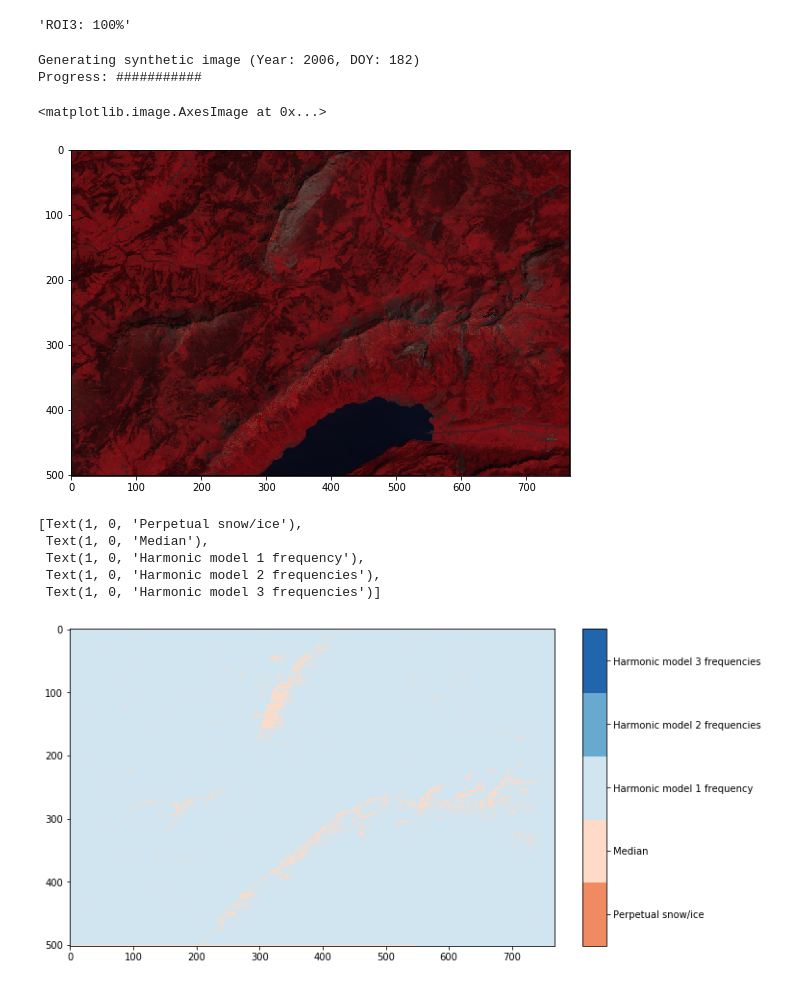
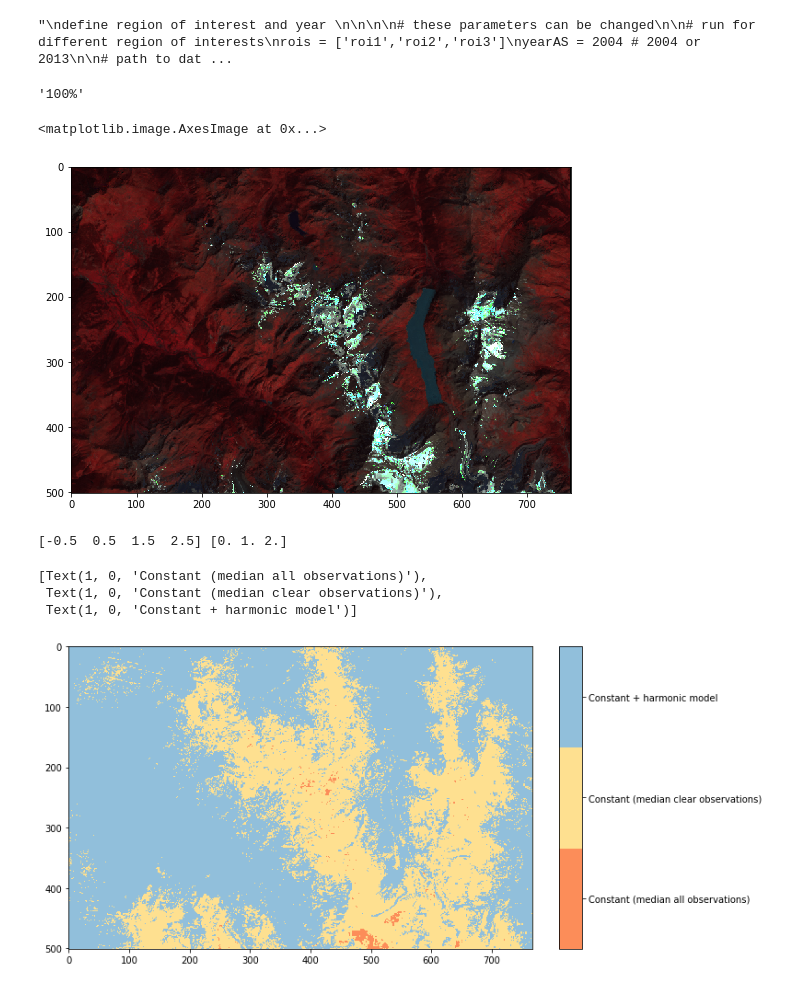
Before and after one commit to SebastianHafner/masterthesis, a Jupyter notebook: assemble_synthetic_images.ipynb, the cells around one changed output. Cells and saved outputs as stored; diff of their text form; code cells hidden in the pictures.

Commit message:
changed directory paths and model visualization

```diff
--- a/assemble_synthetic_images.ipynb
+++ b/assemble_synthetic_images.ipynb
@@ -131,7 +131,7 @@ def coefficients2image(coefficients_file, doy, year):
 
 
         # report progress
-        curr_pixel = irow*xyz_shape[1]+icol
+        curr_pixel = irow*shape[1]+icol
         if curr_pixel!=0 and curr_pixel%step==0:
             clear_output(wait=True)
             display(f'{int(curr_pixel/n_pixels*100)+1}%')
@@ -238,10 +238,7 @@ def assemble_coefficients(path, roi, year):
     # end of generate image at doy function
 
 
-"""
-define region of interest and year
 
-"""
 
 # these parameters can be changed
 
@@ -250,8 +247,8 @@ rois = ['roi1','roi2','roi3']
 yearAS = 2004 # 2004 or 2013
 
 # path to data
-path_components = f'components/'
-path_images = f'data/'
+path_components = f'data/gee_components/'
+path_images = f'data/coefficients/'
 
 
 for roi in rois:
@@ -272,9 +269,21 @@ for roi in rois:
     model_ds = datacube2geotiff(model,geotransform,epsg)
     save_geotiff(model_ds,f'{path_images}model_{roi}_{year}')
 # %% [output]
-'ROI3: 100%'
+"\ndefine region of interest and year \n\n\n\n# these parameters can be changed\n\n# run for different region of interests\nrois = ['roi1','roi2','roi3']\nyearAS = 2004 # 2004 or 2013\n\n# path to dat ...
 # %%
-doy = 182
+roi = 'roi3'
+yearAS = 2004 # 2004 or 2013
+# year of data acquisition
+if yearAS == 2004:
+    year = 2006 if roi=='roi2' else 2007
+elif yearAS == 2013:
+    year = 2015 if roi=='roi2' else 2016
+
+    # path to data
+path_components = f'data/gee_components/'
+path_images = f'data/coefficients/'
+
+doy = 270
 
 coefficients_file = f'{path_images}coefficients_{roi}_{year}.tif'
 image, geotransform, epsg = coefficients2image(coefficients_file, doy, year)
@@ -290,57 +299,55 @@ rgb_cube[:,:,2] = image_rescaled[:,:,1]
 fig, ax = plt.subplots(figsize=(10,6))
 plt.imshow(rgb_cube)
 # %% [output]
-Generating synthetic image (Year: 2006, DOY: 182)
-Progress: ###########
+'100%'
 <matplotlib.image.AxesImage at 0x...>
-[figure, old version]
+[figure, new version]
 # %%
 
-roi = 'roi2'
+roi = 'roi3'
 
 yearAS = 2004 # 2004 or 2013
 
 # year of data acquisition
 if yearAS == 2004:
     year = 2006 if roi=='roi2' else 2007
 elif yearAS == 2013:
     year = 2015 if roi=='roi2' else 2016
 
 model, _, _ = geotiff2datacube(f'{path_images}model_{roi}_{year}.tif')
 
 
 classes = [
-    'Perpetual snow/ice',
-    'Median',
-    'Harmonic model 1 frequency',
-    'Harmonic model 2 frequencies',
-    'Harmonic model 3 frequencies'
+    'Constant (median all observations)',
+    'Constant (median clear observations)',
+    'Constant + harmonic model',
 ]
 
 
 hex_colors = [
-    '#ef8a62',
-    "#fddbc7",
-    "#d1e5f0",
-    "#67a9cf",
-    "#2166ac"
+    '#fc8d59',
+    '#fee090',
+    '#91bfdb',
 ]
 
+ticks = np.arange(-0.5,3)
+tick_labels = np.linspace(0,2,3)
+
+print(ticks,tick_labels)
 cmap = mpl.colors.ListedColormap(hex_colors)
-norm = mpl.colors.BoundaryNorm(np.arange(-0.5,5), cmap.N)
+norm = mpl.colors.BoundaryNorm(ticks, cmap.N)
 
 fig, ax = plt.subplots(figsize=(10,10))
 im = ax.imshow(model[:,:,0], cmap=cmap, norm=norm)
 
 divider = make_axes_locatable(ax)
 cax = divider.new_horizontal(size="5%", pad=0.4, pack_start=False)
 fig.add_axes(cax)
-cbar = fig.colorbar(im, cax=cax, orientation="vertical", ticks=np.linspace(0,4,5))
+cbar = fig.colorbar(im, cax=cax, orientation="vertical", ticks=tick_labels)
 cbar.ax.set_yticklabels(classes)
 # %% [output]
-[Text(1, 0, 'Perpetual snow/ice'),
- Text(1, 0, 'Median'),
- Text(1, 0, 'Harmonic model 1 frequency'),
- Text(1, 0, 'Harmonic model 2 frequencies'),
- Text(1, 0, 'Harmonic model 3 frequencies')]
+[-0.5  0.5  1.5  2.5] [0. 1. 2.]
+[Text(1, 0, 'Constant (median all observations)'),
+ Text(1, 0, 'Constant (median clear observations)'),
+ Text(1, 0, 'Constant + harmonic model')]
-[figure, old version]
+[figure, new version]
```
